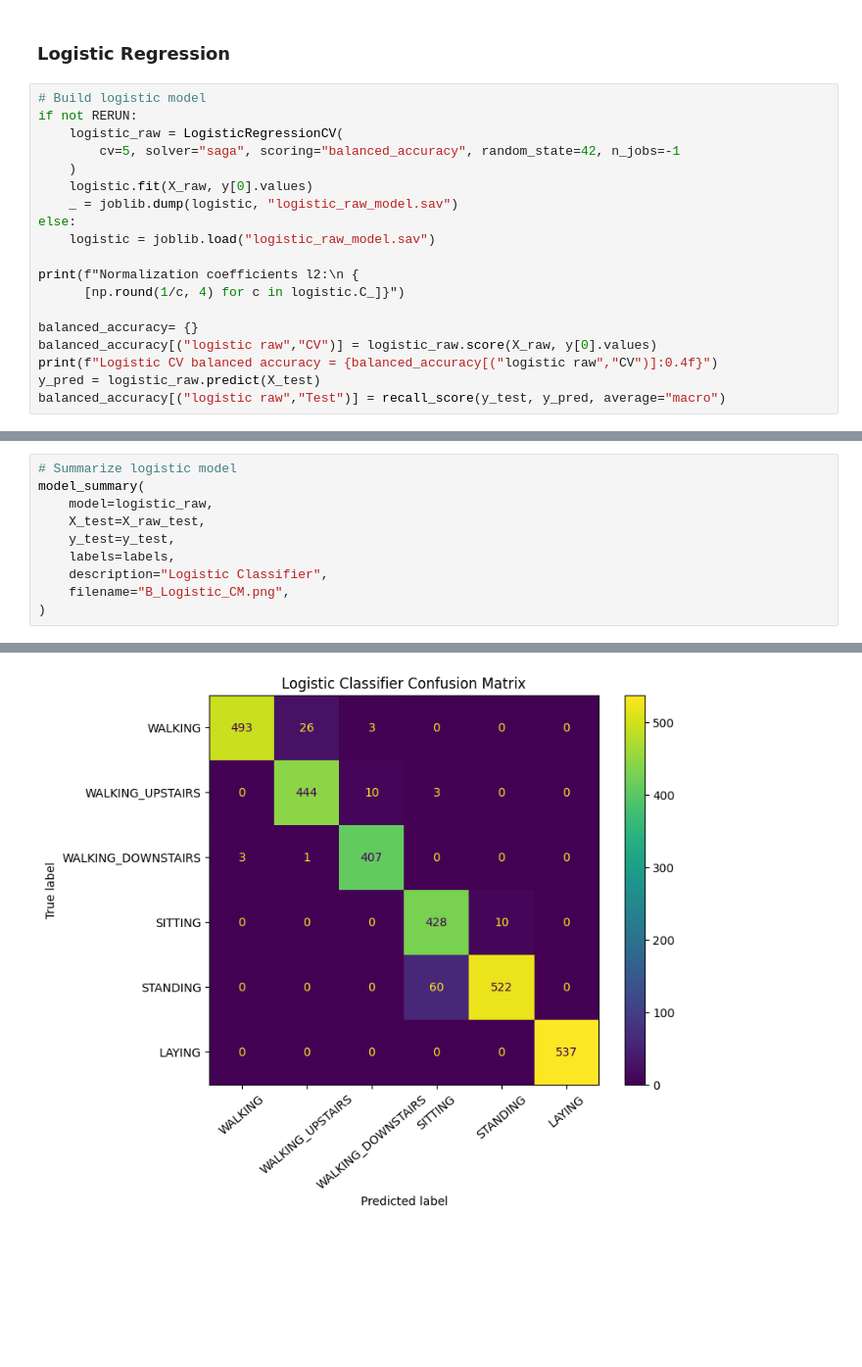
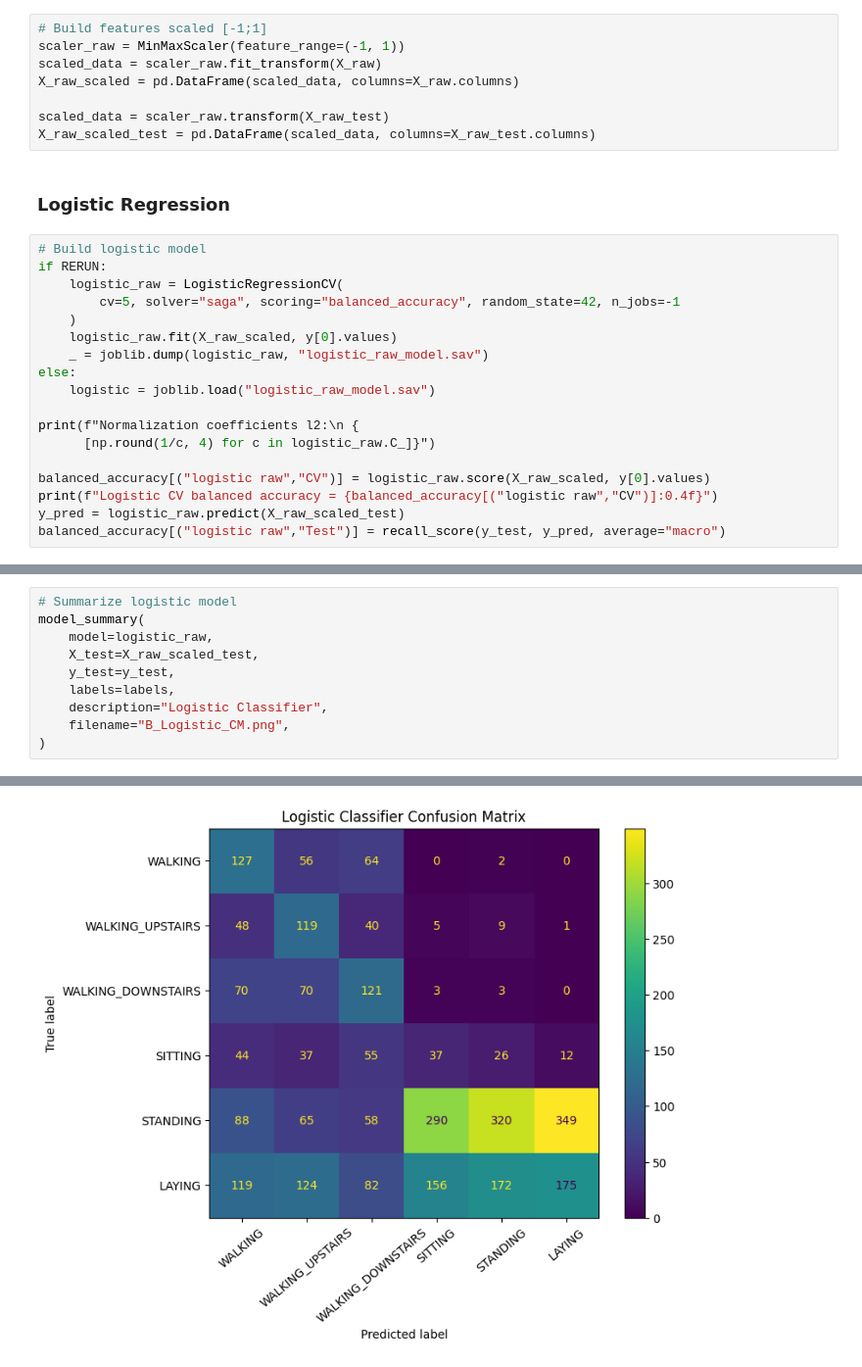
Before and after one commit to TiagoCAAmorim/machine_learning, a Jupyter notebook: Lista02/Lista02.ipynb, the cells around one changed output, grey strips where cells are left out. Shown at 98% size. Cells and saved outputs as stored; diff of their text form; blank space fills up the shorter version.

Commit message:
Raw data analysis

```diff
--- a/Lista02/Lista02.ipynb
+++ b/Lista02/Lista02.ipynb
@@ -619,22 +633,29 @@ Os dados não estão normalizados. Seguindo os achados na avaliação anterior,
+# %%
+# Build features scaled [-1;1]
+scaler_raw = MinMaxScaler(feature_range=(-1, 1))
+scaled_data = scaler_raw.fit_transform(X_raw)
+X_raw_scaled = pd.DataFrame(scaled_data, columns=X_raw.columns)
+
+scaled_data = scaler_raw.transform(X_raw_test)
+X_raw_scaled_test = pd.DataFrame(scaled_data, columns=X_raw_test.columns)
 # %% [markdown]
 ### Logistic Regression
 # %%
 # Build logistic model
-if not RERUN:
+if RERUN:
     logistic_raw = LogisticRegressionCV(
         cv=5, solver="saga", scoring="balanced_accuracy", random_state=42, n_jobs=-1
     )
-    logistic.fit(X_raw, y[0].values)
-    _ = joblib.dump(logistic, "logistic_raw_model.sav")
+    logistic_raw.fit(X_raw_scaled, y[0].values)
+    _ = joblib.dump(logistic_raw, "logistic_raw_model.sav")
 else:
     logistic = joblib.load("logistic_raw_model.sav")
 
 print(f"Normalization coefficients l2:\n {
-      [np.round(1/c, 4) for c in logistic.C_]}")
+      [np.round(1/c, 4) for c in logistic_raw.C_]}")
 
-balanced_accuracy= {}
-balanced_accuracy[("logistic raw","CV")] = logistic_raw.score(X_raw, y[0].values)
+balanced_accuracy[("logistic raw","CV")] = logistic_raw.score(X_raw_scaled, y[0].values)
 print(f"Logistic CV balanced accuracy = {balanced_accuracy[("logistic raw","CV")]:0.4f}")
-y_pred = logistic_raw.predict(X_test)
+y_pred = logistic_raw.predict(X_raw_scaled_test)
 balanced_accuracy[("logistic raw","Test")] = recall_score(y_test, y_pred, average="macro")
 # %% [output]
@@ -645,7 +666,7 @@ Normalization coefficients l2:
 # Summarize logistic model
 model_summary(
     model=logistic_raw,
-    X_test=X_raw_test,
+    X_test=X_raw_scaled_test,
     y_test=y_test,
     labels=labels,
     description="Logistic Classifier",
@@ -665 +686 @@ model_summary(
-[figure, old version]
+[figure, new version]
```
Also changed, not shown: parts of 19 cells of this notebook, 5 other files.
